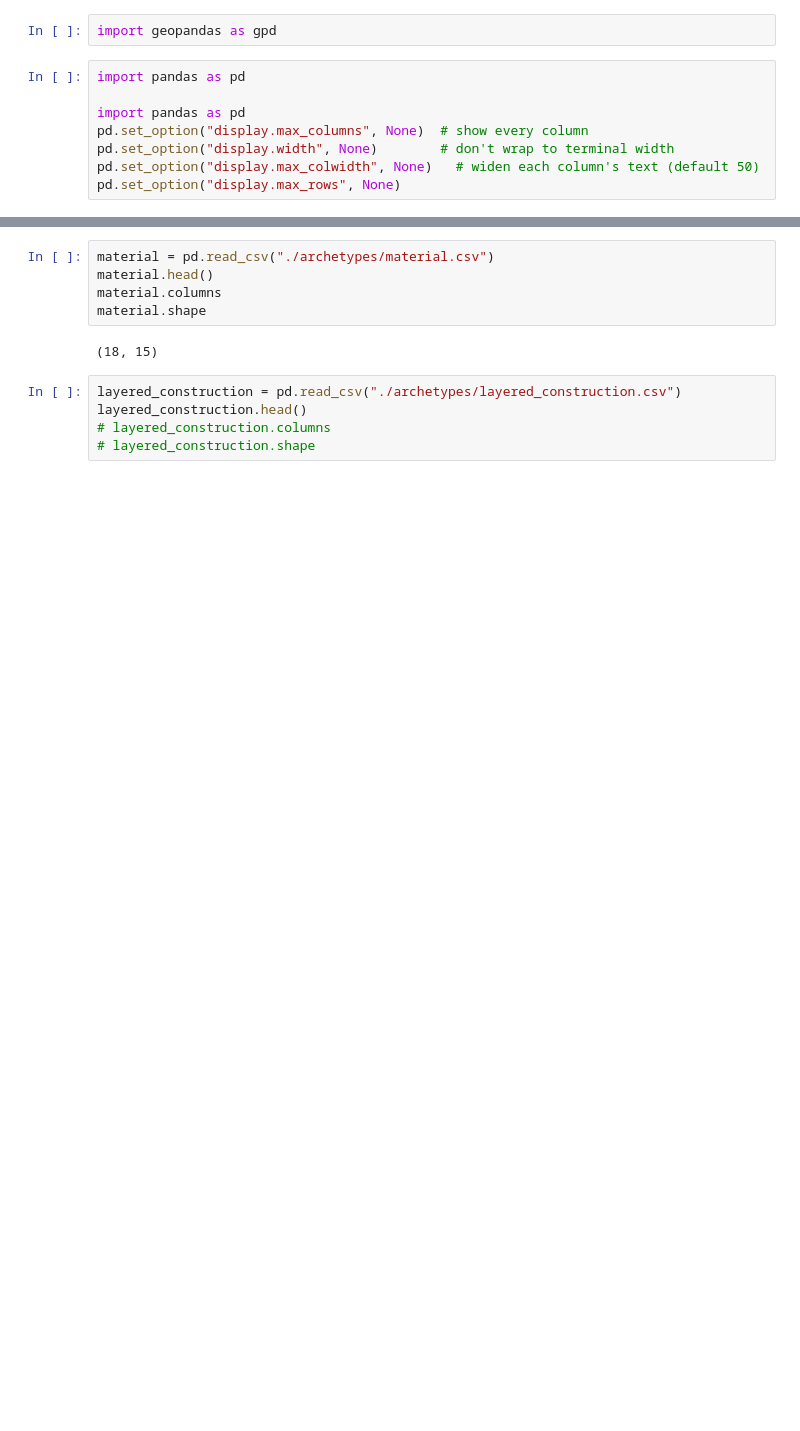
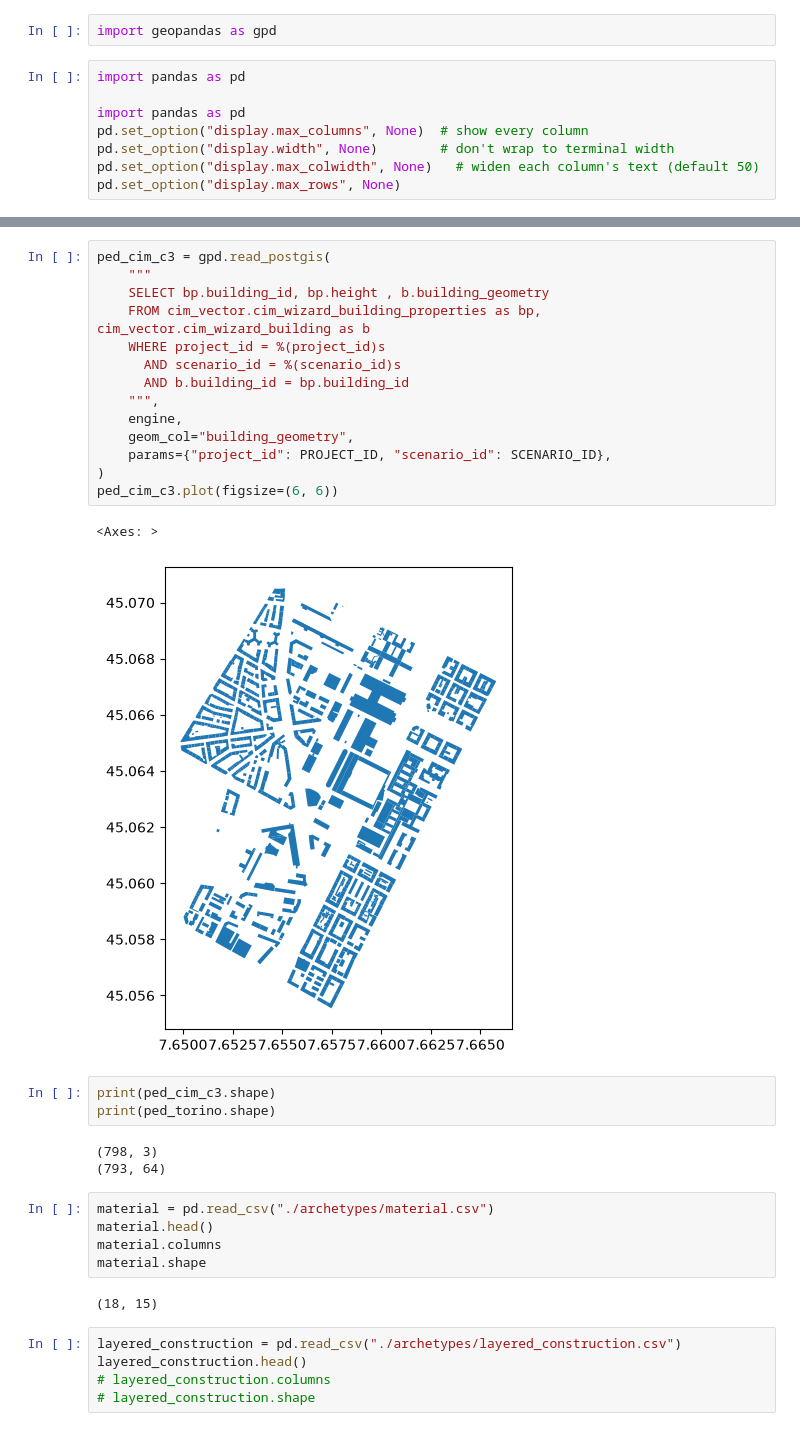
Before and after one commit to energycenterlab/CIM_wizard, a Jupyter notebook: env_info_modeler/core_logic/archetype.ipynb, the cells around one changed output, grey strips where cells are left out. Cells and saved outputs as stored; diff of their text form; blank space fills up the shorter version.

```diff
--- a/env_info_modeler/core_logic/archetype.ipynb
+++ b/env_info_modeler/core_logic/archetype.ipynb
@@ -23,3 +94,26 @@ torino_residenziale.head(1)
+# %%
+ped_cim_c3 = gpd.read_postgis(
+    """
+    SELECT bp.building_id, bp.height , b.building_geometry
+    FROM cim_vector.cim_wizard_building_properties as bp, cim_vector.cim_wizard_building as b
+    WHERE project_id = %(project_id)s
+      AND scenario_id = %(scenario_id)s
+      AND b.building_id = bp.building_id
+    """,
+    engine,
+    geom_col="building_geometry",
+    params={"project_id": PROJECT_ID, "scenario_id": SCENARIO_ID},
+)
+ped_cim_c3.plot(figsize=(6, 6))
+# %% [output]
+<Axes: >
+[figure, added]
+# %%
+print(ped_cim_c3.shape)
+print(ped_torino.shape)
+# %% [output]
+(798, 3)
+(793, 64)
 # %%
 material = pd.read_csv("./archetypes/material.csv")
 material.head()
```
Also changed, not shown: parts of 5 cells of this notebook, 13 other files.
